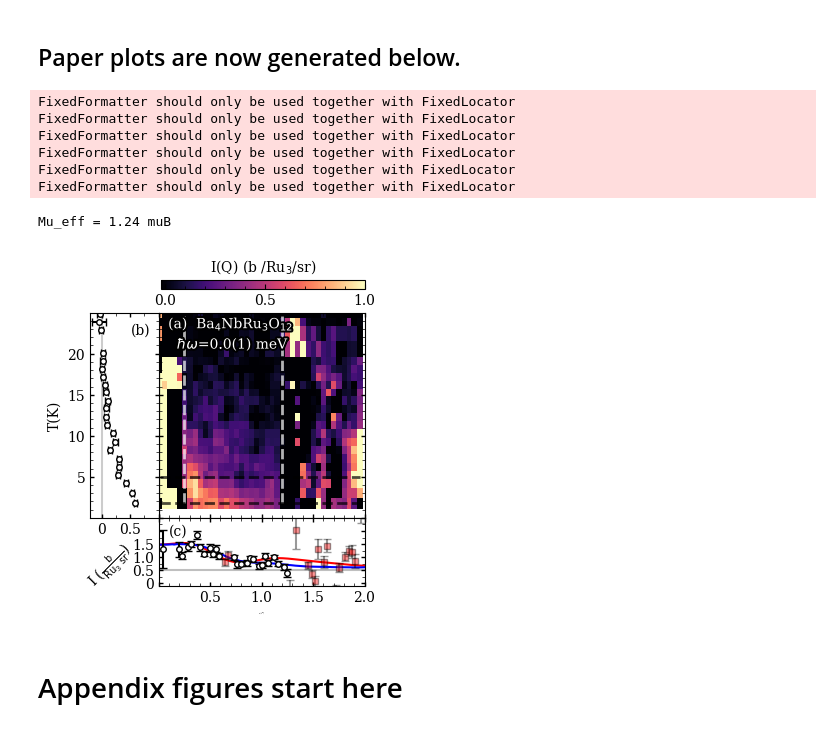
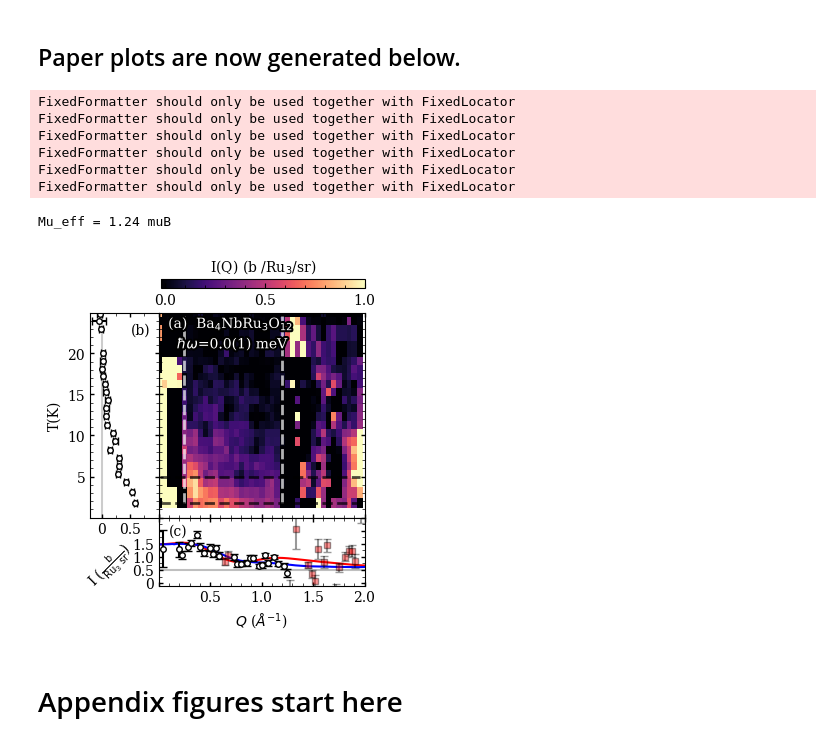
Before and after one commit to thallor1/Ba4NbRu3O12-Neutron-Analysis, a Jupyter notebook: BNRO_MACS_analysis.ipynb, the cells around one changed output. Drawn from its saved outputs; the diff is of its cells as text; code cells hidden in the pictures.

```diff
--- a/BNRO_MACS_analysis.ipynb
+++ b/BNRO_MACS_analysis.ipynb
@@ -414,7 +414,7 @@ qcut_ax.plot(q_net,net_eval,'r',label='d$_{eff}$='+str(round(result.params['d1_d
 qcut_ax.plot(q_net,trimer_eval,ls='-',color='b',label='Inelastic Fit')
 qcut_ax.tick_params(labelbottom=True,labeltop=False,labelright=False,labelleft=False)
 
-qcut_ax.set_xlabel(r'$Q$ ($\AA^{-1}$)',fontsize=1)
+qcut_ax.set_xlabel(r'$Q$ ($\AA^{-1}$)',fontsize=10)
 qcut_ax.plot(np.linspace(0,3,100),np.zeros(100),color='k',alpha=0.25)
 qcut_ax.set_ylim(-0.6,2)
 qcut_ax.set_xlim(0,2.0)
@@ -443,7 +443,7 @@ tcut_ax.set_ylabel('T(K)',fontsize=10)
 #tcut_ax.set_xlim(0,4)
 qcut_ax.text(-0.1,0.3,'I ($\\frac{\mathrm{b}} {\mathrm{Ru}_3\ \mathrm{sr}}$)',fontsize=10, transform=qcut_ax.transAxes,\
             rotation=45.0,verticalalignment='center',horizontalalignment='right')
-
+qcut_ax.set_xlabel(r"$Q$ ($\AA^{-1}$)")
 
 qcut_ax.text(0.05,0.75,'(c)',fontsize=10, transform=qcut_ax.transAxes)
 tcut_ax.yaxis.set_major_locator(ticker.MultipleLocator(5.0))
@@ -466,33 +466,33 @@ tcut_ax.text(0.6,0.9,'(b)',fontsize=10, transform=tcut_ax.transAxes)
 
 #add a faint line to make zero intensity clear
 tcut_ax.plot(np.ones(30)*0.0,np.linspace(0,25,30),color='k',alpha=0.2)
 #Add the colorbar
 cbar_ax = el_fig.add_axes([0.325,0.95,0.575,0.025])
 cbar_ax.tick_params(labelleft=False,labelbottom=False,labelsize=10)
 cmap_get=plt.get_cmap(cmap)
 norm=matplotlib.colors.Normalize(vmin=vmin,vmax=vmax)
 cbar_ax.text(0.5,1.5,'I(Q) (b '+r'/Ru$_3$/sr)',\
              horizontalalignment='center',verticalalignment='bottom',\
              transform=cbar_ax.transAxes,fontsize=10,rotation=0)
 sm = plt.cm.ScalarMappable(cmap=cmap,norm=norm)
 sm.set_array([])
 cb = matplotlib.colorbar.ColorbarBase(cbar_ax,cmap=cmap_get,norm=norm,orientation='horizontal')
 
 #Add some text for information
 txt =main_ax.text(0.35,0.9,'(a)  Ba$_4$NbRu$_3$O$_{12}$\n $\hbar\omega$=0.0(1) meV',transform=main_ax.transAxes,\
                   fontsize=10,zorder=11,\
              horizontalalignment='center',color='w',verticalalignment='center')
 txt.set_path_effects([PathEffects.withStroke(linewidth=3, foreground='k')])
 el_fig.savefig('MACS_figs/macs_elastic_bnro_compsite.pdf',bbox_inches='tight')
 print(f"Mu_eff = {mu_eff:.2f} muB")
 # %% [output]
 FixedFormatter should only be used together with FixedLocator
 FixedFormatter should only be used together with FixedLocator
 FixedFormatter should only be used together with FixedLocator
 FixedFormatter should only be used together with FixedLocator
 FixedFormatter should only be used together with FixedLocator
 FixedFormatter should only be used together with FixedLocator
 Mu_eff = 1.24 muB
-[figure, old version]
+[figure, new version]
 # %% [markdown]
 # Appendix figures start here
```
Also changed, not shown: parts of 2 cells of this notebook, 4 other files.
